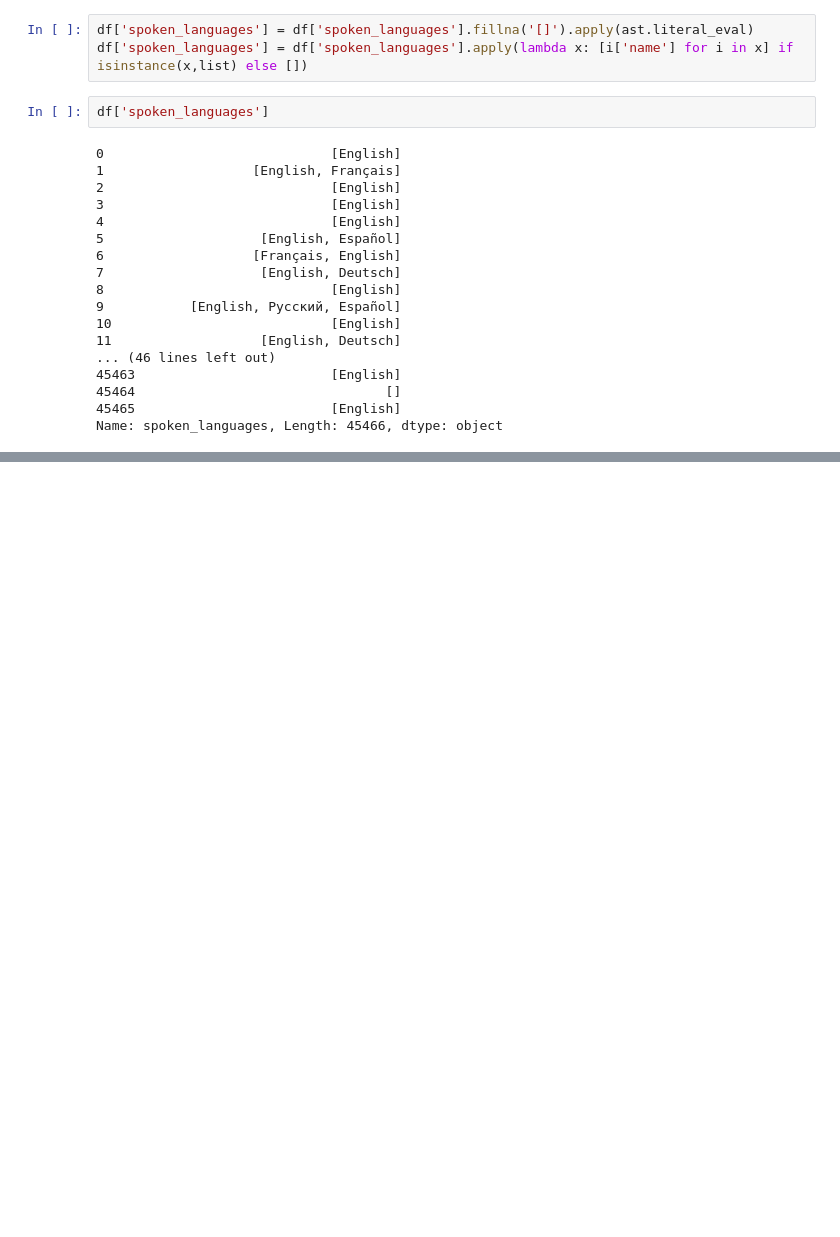
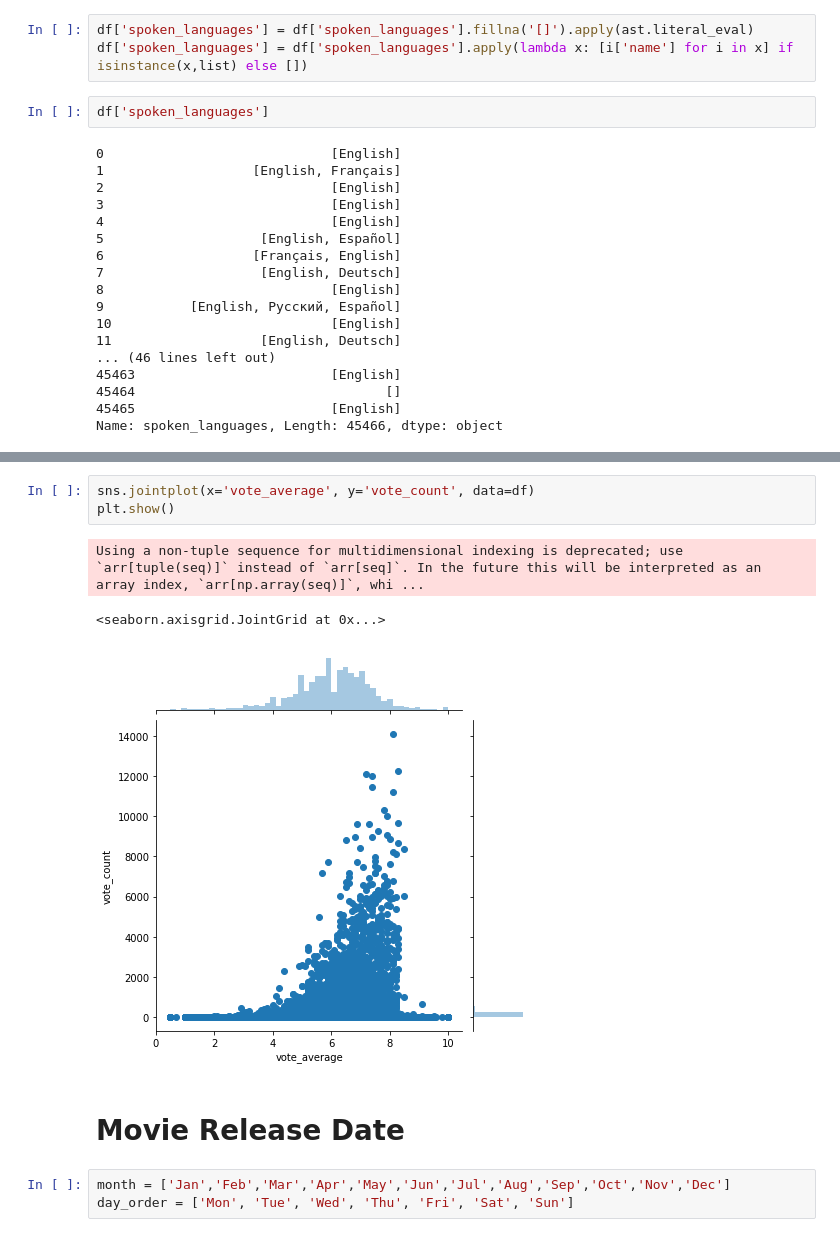
Before and after one commit to nikhil0410/movie-recommender, a Jupyter notebook: Movie Recommender System(EDA).ipynb, the cells around one changed output, grey strips where cells are left out. Cells and saved outputs as stored; diff of their text form; blank space fills up the shorter version.

```diff
--- a/Movie Recommender System(EDA).ipynb
+++ b/Movie Recommender System(EDA).ipynb
@@ -453,0 +493,12 @@ Name: spoken_languages, Length: 45466, dtype: object
+# %%
+sns.jointplot(x='vote_average', y='vote_count', data=df)
+plt.show()
+# %% [output]
+Using a non-tuple sequence for multidimensional indexing is deprecated; use `arr[tuple(seq)]` instead of `arr[seq]`. In the future this will be interpreted as an array index, `arr[np.array(seq)]`, whi ...
+<seaborn.axisgrid.JointGrid at 0x...>
+[figure, added]
+# %% [markdown]
+# Movie Release Date
+# %%
+month = ['Jan','Feb','Mar','Apr','May','Jun','Jul','Aug','Sep','Oct','Nov','Dec']
+day_order = ['Mon', 'Tue', 'Wed', 'Thu', 'Fri', 'Sat', 'Sun']
```
Also changed, not shown: parts of 20 cells of this notebook.
